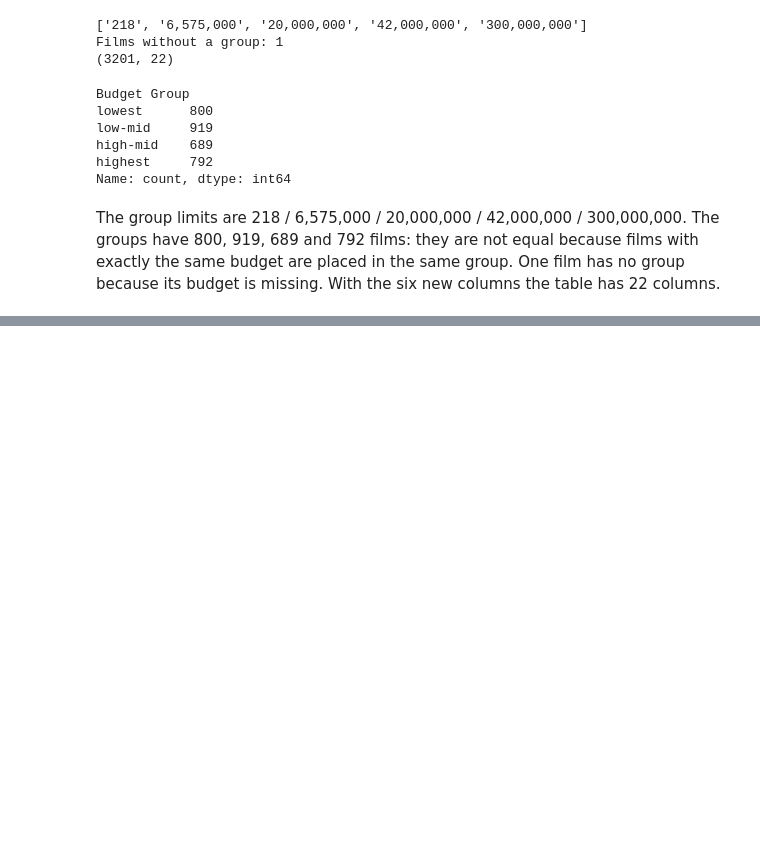
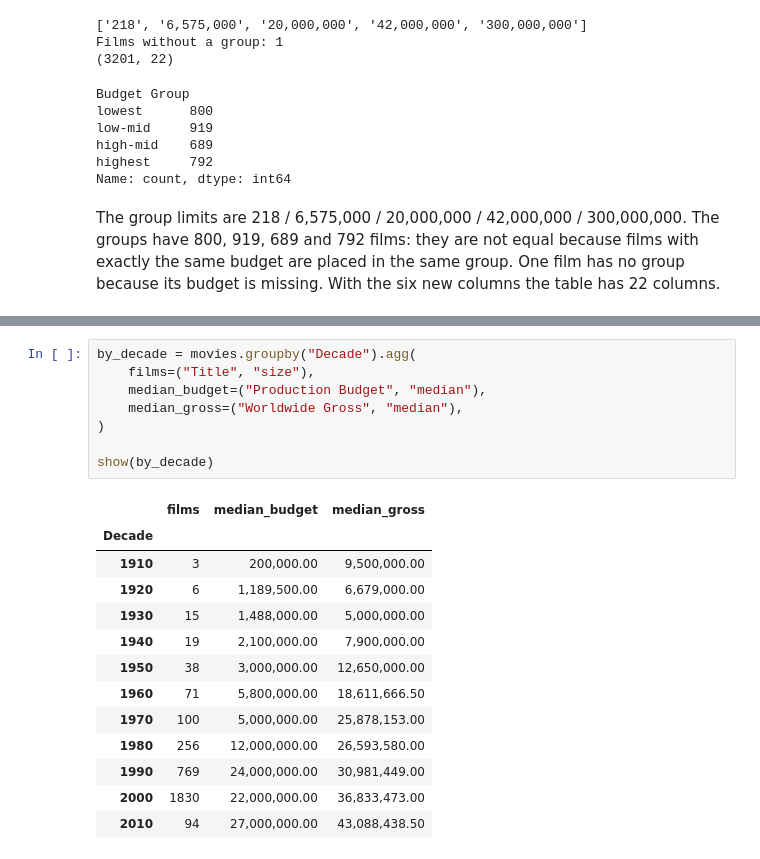
Before and after one commit to VictorSago/Lexicon-Labs, a Jupyter notebook: DA-Project/moviesdata.ipynb, the cells around one changed output, grey strips where cells are left out. Drawn from its saved outputs; the diff is of its cells as text; blank space fills up the shorter version.

```diff
--- a/DA-Project/moviesdata.ipynb
+++ b/DA-Project/moviesdata.ipynb
@@ -792,0 +861,22 @@ The group limits are 218 / 6,575,000 / 20,000,000 / 42,000,000 / 300,000,000. Th
+# %%
+by_decade = movies.groupby("Decade").agg(
+    films=("Title", "size"),
+    median_budget=("Production Budget", "median"),
+    median_gross=("Worldwide Gross", "median"),
+)
+
+show(by_decade)
+# %% [output]
+|  | films | median_budget | median_gross |
+| Decade |  |  |  |
+| 1910 | 3 | 200,000.00 | 9,500,000.00 |
+| 1920 | 6 | 1,189,500.00 | 6,679,000.00 |
+| 1930 | 15 | 1,488,000.00 | 5,000,000.00 |
+| 1940 | 19 | 2,100,000.00 | 7,900,000.00 |
+| 1950 | 38 | 3,000,000.00 | 12,650,000.00 |
+| 1960 | 71 | 5,800,000.00 | 18,611,666.50 |
+| 1970 | 100 | 5,000,000.00 | 25,878,153.00 |
+| 1980 | 256 | 12,000,000.00 | 26,593,580.00 |
+| 1990 | 769 | 24,000,000.00 | 30,981,449.00 |
+| 2000 | 1830 | 22,000,000.00 | 36,833,473.00 |
+| 2010 | 94 | 27,000,000.00 | 43,088,438.50 |
```
Also changed, not shown: parts of 10 cells of this notebook.
